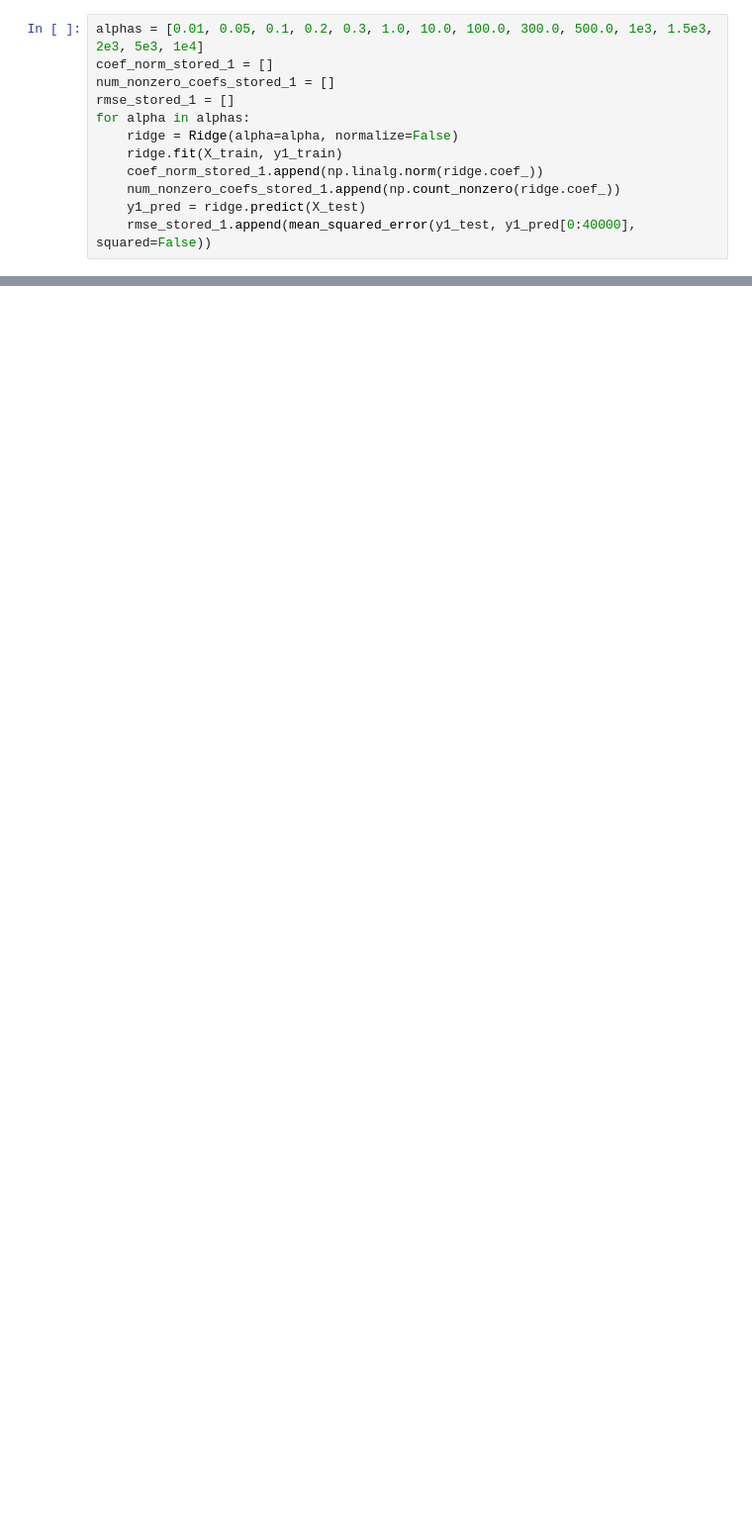
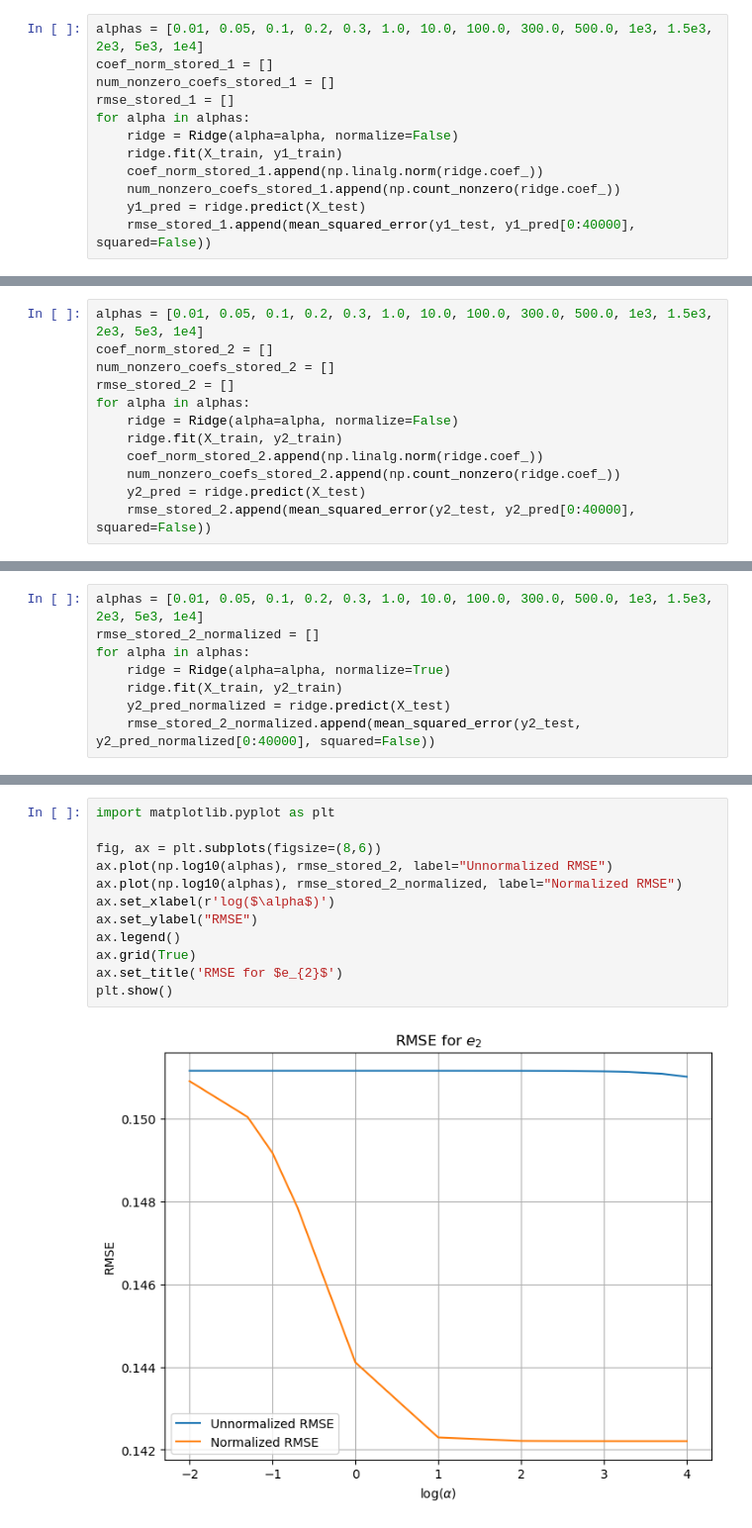
Before and after one commit to CUBoulderMachineLearningProject/GuardiansOfTheGalaxy, a Jupyter notebook: MayAn/Ellipticity_Ridge_linear_regression.ipynb, the cells around one changed output, grey strips where cells are left out. Shown at 99% size. Drawn from its saved outputs; the diff is of its cells as text; blank space fills up the shorter version.

```diff
--- a/MayAn/Ellipticity_Ridge_linear_regression.ipynb
+++ b/MayAn/Ellipticity_Ridge_linear_regression.ipynb
@@ -110,0 +144,12 @@ rmse_stored_1
+# %%
+alphas = [0.01, 0.05, 0.1, 0.2, 0.3, 1.0, 10.0, 100.0, 300.0, 500.0, 1e3, 1.5e3, 2e3, 5e3, 1e4]
+coef_norm_stored_2 = []
+num_nonzero_coefs_stored_2 = []
+rmse_stored_2 = []
+for alpha in alphas:
+    ridge = Ridge(alpha=alpha, normalize=False)
+    ridge.fit(X_train, y2_train)
+    coef_norm_stored_2.append(np.linalg.norm(ridge.coef_))
+    num_nonzero_coefs_stored_2.append(np.count_nonzero(ridge.coef_))
+    y2_pred = ridge.predict(X_test)
+    rmse_stored_2.append(mean_squared_error(y2_test, y2_pred[0:40000], squared=False))
@@ -110,0 +178,8 @@ rmse_stored_1
+# %%
+alphas = [0.01, 0.05, 0.1, 0.2, 0.3, 1.0, 10.0, 100.0, 300.0, 500.0, 1e3, 1.5e3, 2e3, 5e3, 1e4]
+rmse_stored_2_normalized = []
+for alpha in alphas:
+    ridge = Ridge(alpha=alpha, normalize=True)
+    ridge.fit(X_train, y2_train)
+    y2_pred_normalized = ridge.predict(X_test)
+    rmse_stored_2_normalized.append(mean_squared_error(y2_test, y2_pred_normalized[0:40000], squared=False))
@@ -110,0 +226,14 @@ rmse_stored_1
+# %%
+import matplotlib.pyplot as plt
+
+fig, ax = plt.subplots(figsize=(8,6))
+ax.plot(np.log10(alphas), rmse_stored_2, label="Unnormalized RMSE")
+ax.plot(np.log10(alphas), rmse_stored_2_normalized, label="Normalized RMSE")
+ax.set_xlabel(r'log($\alpha$)')
+ax.set_ylabel("RMSE")
+ax.legend()
+ax.grid(True)
+ax.set_title('RMSE for $e_{2}$')
+plt.show()
+# %% [output]
+[figure, added]
```
Also changed, not shown: parts of 45 cells of this notebook.
